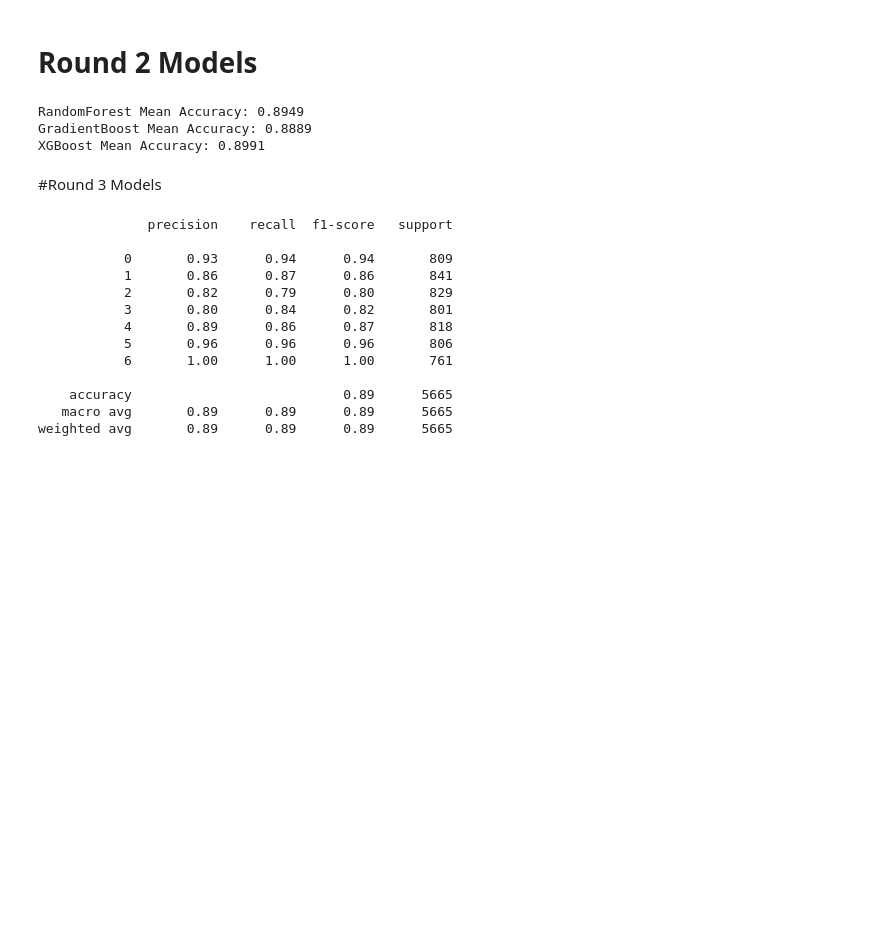
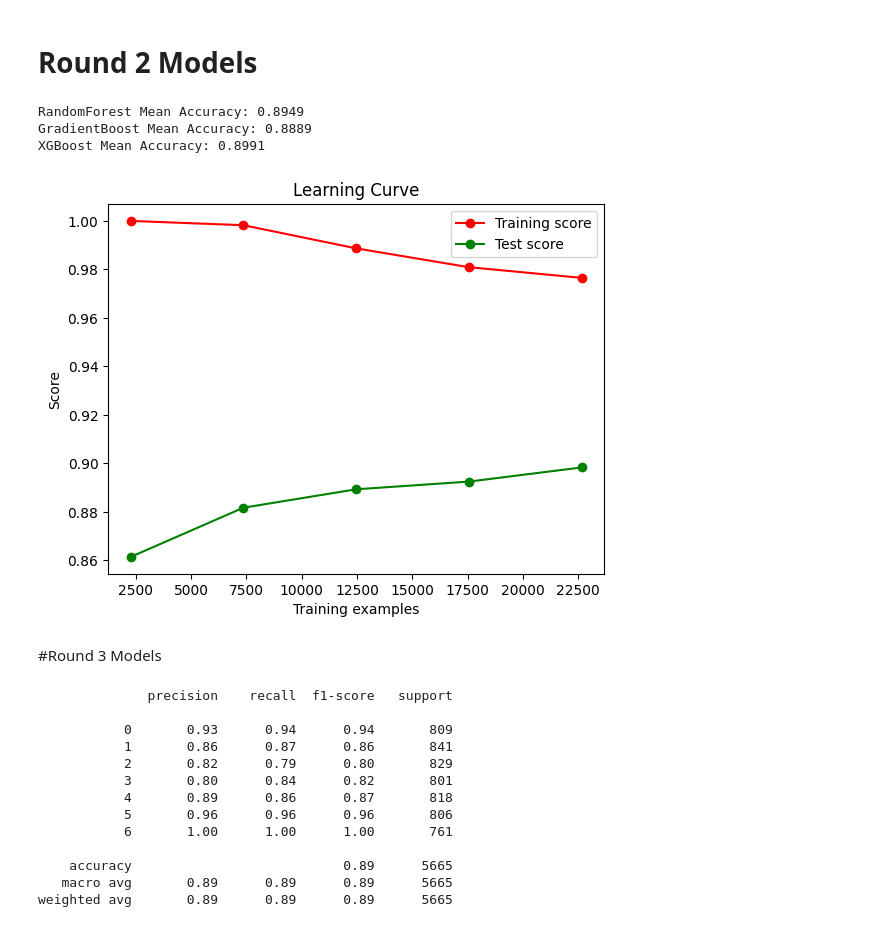
Before and after one commit to Swelem/obesity_risk, a Jupyter notebook: BeforeCHANGE.ipynb, the cells around one changed output. Drawn from its saved outputs; the diff is of its cells as text; code cells hidden in the pictures; blank space fills up the shorter version.

```diff
--- a/BeforeCHANGE.ipynb
+++ b/BeforeCHANGE.ipynb
@@ -555,6 +738,75 @@ for name, model in models:
 RandomForest Mean Accuracy: 0.8949
 GradientBoost Mean Accuracy: 0.8889
 XGBoost Mean Accuracy: 0.8991
+# %%
+import numpy as np
+import matplotlib.pyplot as plt
+
+def plot_learning_curve(estimator, title, X_train, y_train, X_test, y_test, ylim=None, train_sizes=np.linspace(.1, 1.0, 5)):
+    """
+    Generate a simple plot of the training and test learning curve.
+
+    Parameters
+    ----------
+    estimator : object type that implements the "fit" and "predict" methods
+        An object of that type which is cloned for each validation.
+
+    title : string
+        Title for the chart.
+
+    X_train : array-like, shape (n_samples, n_features)
+        Training vector, where n_samples is the number of samples and
+        n_features is the number of features.
+
+    y_train : array-like, shape (n_samples) or (n_samples, n_features), optional
+        Target relative to X_train for classification or regression.
+
+    X_test : array-like, shape (n_samples, n_features)
+        Test vector, where n_samples is the number of samples and
+        n_features is the number of features.
+
+    y_test : array-like, shape (n_samples) or (n_samples, n_features), optional
+        Target relative to X_test for classification or regression.
+
+    ylim : tuple, shape (ymin, ymax), optional
+        Defines minimum and maximum yvalues plotted.
+
+    train_sizes : array-like, shape (n_ticks,), dtype float or int
+        Relative or absolute numbers of training examples that will be used to
+        generate the learning curve. If the dtype is float, it is regarded as a
+        fraction of the maximum size of the training set (that is determined
+        by the selected validation method), i.e. it has to be within (0, 1].
+        Otherwise, it is interpreted as absolute sizes of the training sets.
+    """
+    plt.figure()
+    plt.title(title)
+    if ylim is not None:
+        plt.ylim(*ylim)
+    plt.xlabel("Training examples")
+    plt.ylabel("Score")
+
+    train_sizes_abs = np.int32(np.ceil(train_sizes * len(X_train)))
+    train_scores = []
+    test_scores = []
+
+    for train_size in train_sizes_abs:
+        estimator.fit(X_train[:train_size], y_train[:train_size])
+        train_score = estimator.score(X_train[:train_size], y_train[:train_size])
+        test_score = estimator.score(X_test, y_test)
+        train_scores.append(train_score)
+        test_scores.append(test_score)
+
+    plt.plot(train_sizes_abs, train_scores, 'o-', color="r", label="Training score")
+    plt.plot(train_sizes_abs, test_scores, 'o-', color="g", label="Test score")
+    plt.legend(loc="best")
+    return plt
+
+# Usage example:
+# plot learning curve
+plot_learning_curve(best_model, "Learning Curve", X_train, y_train, X_test, y_test)
+plt.show()
+# %% [output]
+[figure, added]
 # %% [markdown]
 #Round 3 Models
 # %%
```
Also changed, not shown: parts of 9 cells of this notebook.
